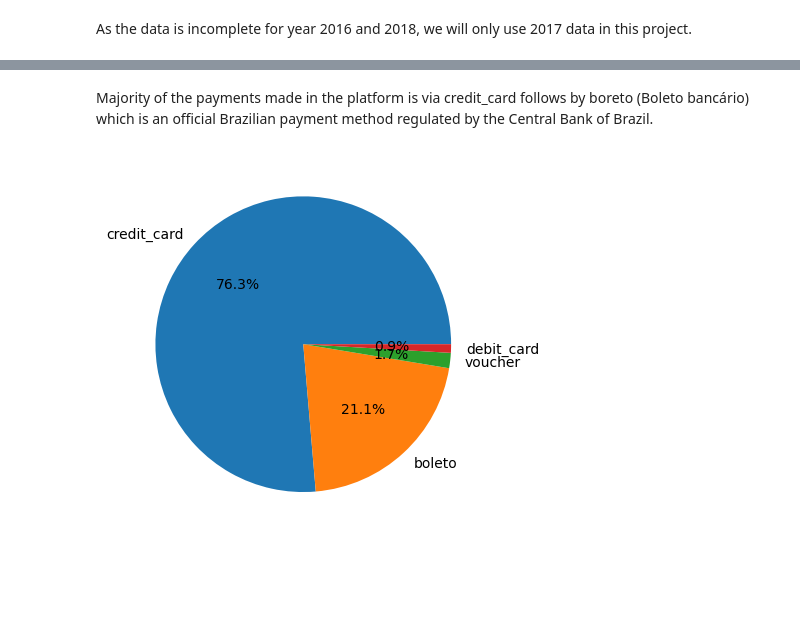
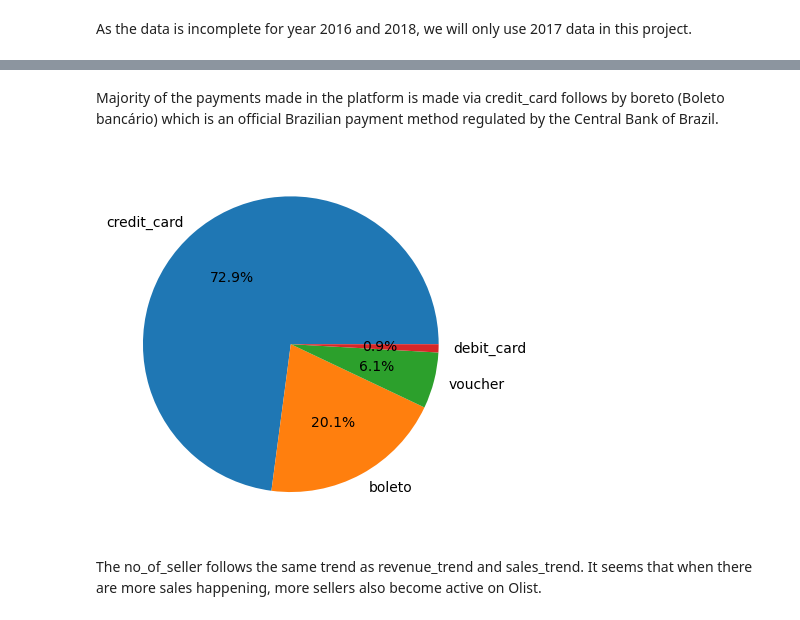
Before and after one commit to filbert11/E-commerce-Sales-Analytics, a Jupyter notebook: eda.ipynb, the cells around one changed output, grey strips where cells are left out. Saved outputs shown, nothing was run; the diff lists cells and outputs as text; code cells hidden in the pictures; blank space fills up the shorter version.

```diff
--- a/eda.ipynb
+++ b/eda.ipynb
@@ -53,7 +52,7 @@ product_category_name_translation_data = pd.read_csv(r'data/product_category_nam
 As the data is incomplete for year 2016 and 2018, we will only use 2017 data in this project.
 # %%
 # translate the products data from Brasilian to English
-products_data = pd.merge(products_data, product_category_name_translation_data, how='left', on='product_category_name')
+products_data = pd.merge(products_data, product_category_name_translation_data, how='left', on='product_category_name').drop_duplicates()
 products_data.drop('product_category_name', axis=1, inplace=True)
 products_data.rename(columns = {'product_category_name_english' : 'product_category_name'}, inplace=True)
 
@@ -64,14 +63,6 @@ main_df['order_purchase_month'] = main_df['order_purchase_timestamp'].dt.month
 main_df['order_purchase_year'] = main_df['order_purchase_timestamp'].dt.year
 main_df['order_purchase_hour'] = main_df['order_purchase_timestamp'].dt.hour
 
-# we only analyse orders that are delivered
-main_df = main_df[main_df['order_status']=='delivered']
-
-# filter to 2017 data
-main_df = main_df[main_df['order_purchase_year']==2017]
-
-main_df = pd.merge(main_df, products_data[['product_id', 'product_category_name']], how='left', on='product_id')
-main_df = pd.merge(main_df, customer_data, how='left', on='customer_id')
-main_df = pd.merge(main_df, order_reviews_data[['order_id', 'review_score'
-                                              ]], how='left', on='order_id')
-main_df.drop_duplicates(inplace=True)
+main_df['order_purchase_timestamp'].hist(bins=100)
+plt.xticks(rotation='vertical')
+plt.show()
@@ -77,0 +71,19 @@ main_df.drop_duplicates(inplace=True)
+# %%
+# we only analyse orders that are delivered
+main_df = main_df[main_df['order_status']=='delivered']
+
+# filter to 2017 data
+main_df = main_df[main_df['order_purchase_year']==2017]
+
+main_df = pd.merge(main_df, products_data[['product_id', 'product_category_name']], how='left', on='product_id')
+
+# there are duplications on customer_data location, we will use latest entry as the newest customer location
+customer_data = customer_data.drop_duplicates('customer_unique_id', keep='last')
+main_df = pd.merge(main_df, customer_data, how='left', on='customer_id')
+
+# there are duplications on order_reviews location, we will use latest entry as the review score of the order_id
+order_reviews_data = order_reviews_data.drop_duplicates('order_id', keep='last')
+main_df = pd.merge(main_df, order_reviews_data[['order_id', 'review_score'
+                                              ]], how='left', on='order_id')
+main_df.drop_duplicates(inplace=True)
+main_df.info()
@@ -77,0 +133,2 @@ main_df.drop_duplicates(inplace=True)
+# %%
+main_df = main_df.dropna()
@@ -120,15 +299,15 @@ plt.savefig(r'plot/top_sales_product_category.jpeg')
 # %% [markdown]
-Majority of the payments made in the platform is via credit_card follows by boreto (Boleto bancário) which is an official Brazilian payment method regulated by the Central Bank of Brazil.
+Majority of the payments made in the platform is made via credit_card follows by boreto (Boleto bancário) which is an official Brazilian payment method regulated by the Central Bank of Brazil.
 # %%
-payment_methods = order_payments_data[(order_payments_data['order_id'].isin(main_df['order_id'])) &
-                                      (order_payments_data['payment_sequential']==1)
-                                     ]
-payment_methods = payment_methods['payment_type'].value_counts().reset_index()
+payment_data = order_payments_data[(order_payments_data['order_id'].isin(main_df['order_id']))]
+payment_methods = payment_data['payment_type'].value_counts().reset_index()
 payment_methods['payment_pct'] = payment_methods['count']*100/payment_methods['count'].sum()
 
 fig, ax = plt.subplots()
 ax.pie(payment_methods['payment_pct'], labels=payment_methods['payment_type'], autopct='%1.1f%%')
 
 plt.savefig(r'plot/payment_methods.jpeg')
 # %% [output]
-[figure, old version]
+[figure, new version]
+# %% [markdown]
+The no_of_seller follows the same trend as revenue_trend and sales_trend. It seems that when there are more sales happening, more sellers also become active on Olist.
```
Also changed, not shown: parts of 67 cells of this notebook, 21 other files.
